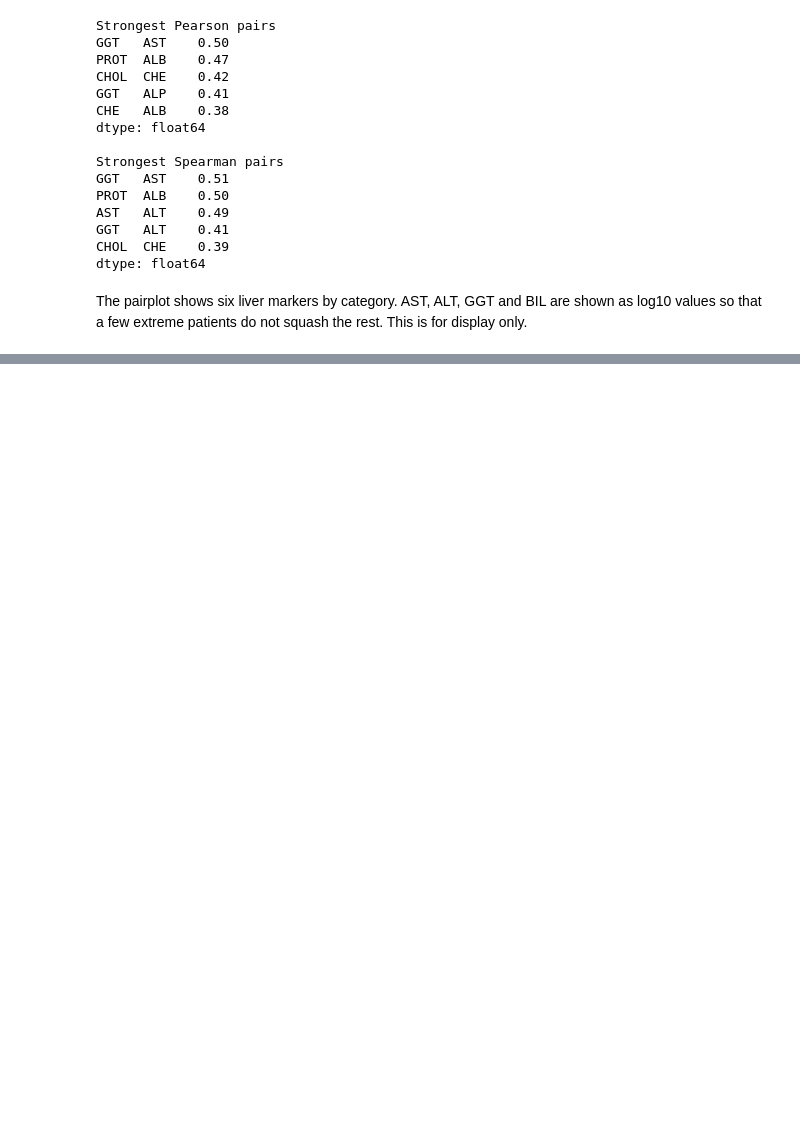
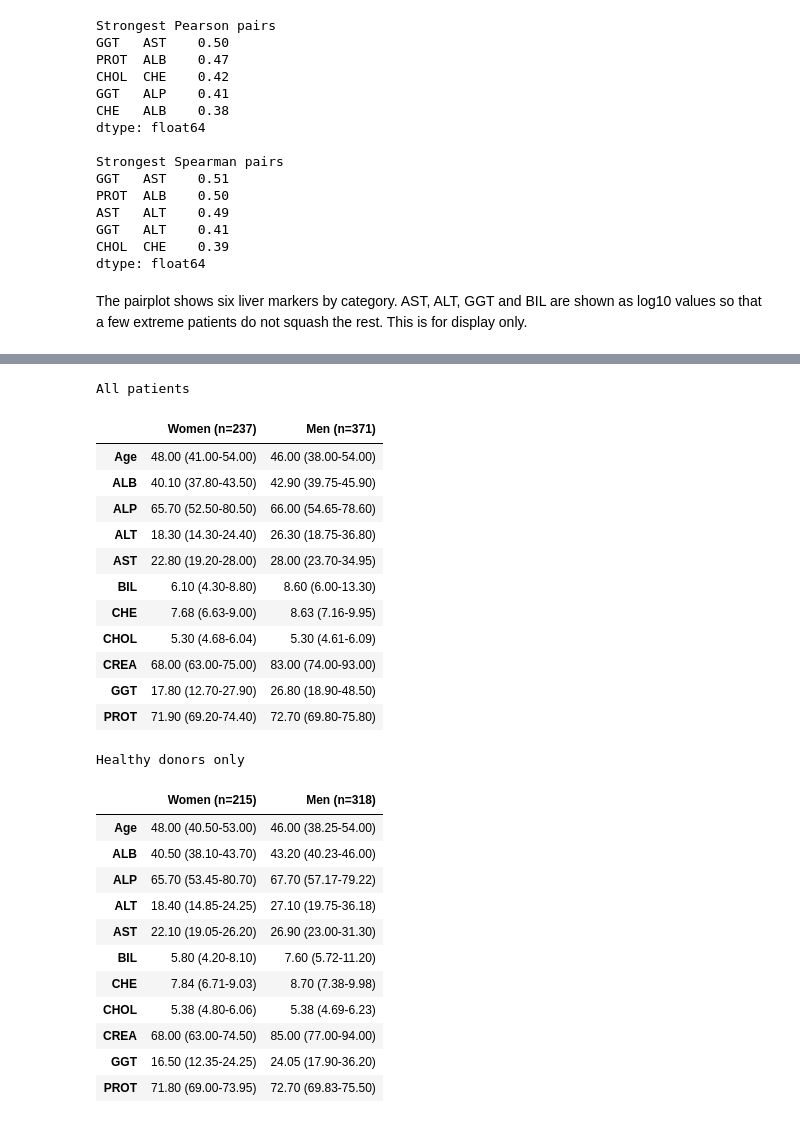
Before and after one commit to omaralhajjaj4-star/hcv-ML-DS-project, a Jupyter notebook: eda.ipynb, the cells around one changed output, grey strips where cells are left out. Saved outputs shown, nothing was run; the diff lists cells and outputs as text; code cells hidden in the pictures; blank space fills up the shorter version.

```diff
--- a/eda.ipynb
+++ b/eda.ipynb
@@ -364,0 +370,48 @@ plt.show()
+# %%
+# median and IQR of every measurement, for women and men separately
+def median_iqr_by_sex(data):
+    rows = {}
+    for sex_code, label in [("f", "Women"), ("m", "Men")]:
+        group = data.loc[data["Sex"] == sex_code, NUMERIC_COLS]
+        q1 = group.quantile(0.25)
+        q3 = group.quantile(0.75)
+        # one text value per column, e.g. "24.80 (20.00-30.10)"
+        rows[f"{label} (n={len(group)})"] = (
+            group.median().map("{:.2f}".format) + " ("
+            + q1.map("{:.2f}".format) + "-" + q3.map("{:.2f}".format) + ")"
+        )
+    return pd.DataFrame(rows)
+
+print("All patients")
+display(median_iqr_by_sex(df))
+
+# healthy donors only, so disease does not hide the effect of sex
+print("Healthy donors only")
+display(median_iqr_by_sex(df[df["Category"] == "Healthy"]))
+# %% [output]
+All patients
+|  | Women (n=237) | Men (n=371) |
+| Age | 48.00 (41.00-54.00) | 46.00 (38.00-54.00) |
+| ALB | 40.10 (37.80-43.50) | 42.90 (39.75-45.90) |
+| ALP | 65.70 (52.50-80.50) | 66.00 (54.65-78.60) |
+| ALT | 18.30 (14.30-24.40) | 26.30 (18.75-36.80) |
+| AST | 22.80 (19.20-28.00) | 28.00 (23.70-34.95) |
+| BIL | 6.10 (4.30-8.80) | 8.60 (6.00-13.30) |
+| CHE | 7.68 (6.63-9.00) | 8.63 (7.16-9.95) |
+| CHOL | 5.30 (4.68-6.04) | 5.30 (4.61-6.09) |
+| CREA | 68.00 (63.00-75.00) | 83.00 (74.00-93.00) |
+| GGT | 17.80 (12.70-27.90) | 26.80 (18.90-48.50) |
+| PROT | 71.90 (69.20-74.40) | 72.70 (69.80-75.80) |
+Healthy donors only
+|  | Women (n=215) | Men (n=318) |
+| Age | 48.00 (40.50-53.00) | 46.00 (38.25-54.00) |
+| ALB | 40.50 (38.10-43.70) | 43.20 (40.23-46.00) |
+| ALP | 65.70 (53.45-80.70) | 67.70 (57.17-79.22) |
+| ALT | 18.40 (14.85-24.25) | 27.10 (19.75-36.18) |
+| AST | 22.10 (19.05-26.20) | 26.90 (23.00-31.30) |
+| BIL | 5.80 (4.20-8.10) | 7.60 (5.72-11.20) |
+| CHE | 7.84 (6.71-9.03) | 8.70 (7.38-9.98) |
+| CHOL | 5.38 (4.80-6.06) | 5.38 (4.69-6.23) |
+| CREA | 68.00 (63.00-74.50) | 85.00 (77.00-94.00) |
+| GGT | 16.50 (12.35-24.25) | 24.05 (17.90-36.20) |
+| PROT | 71.80 (69.00-73.95) | 72.70 (69.83-75.50) |
```
Also changed, not shown: parts of 10 cells of this notebook, 5 other files.
